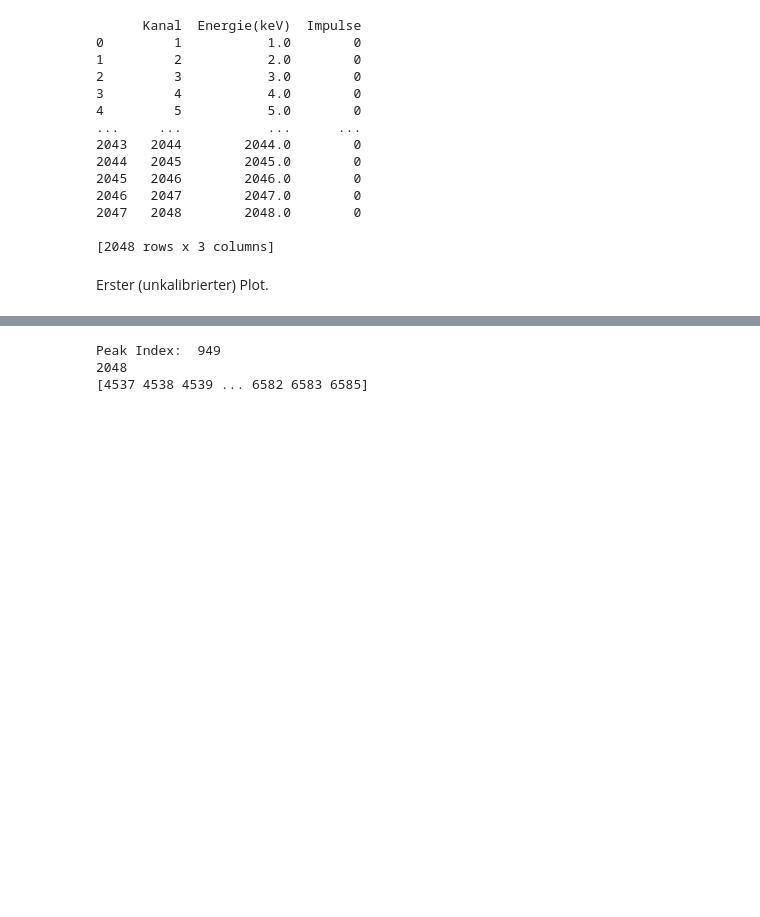
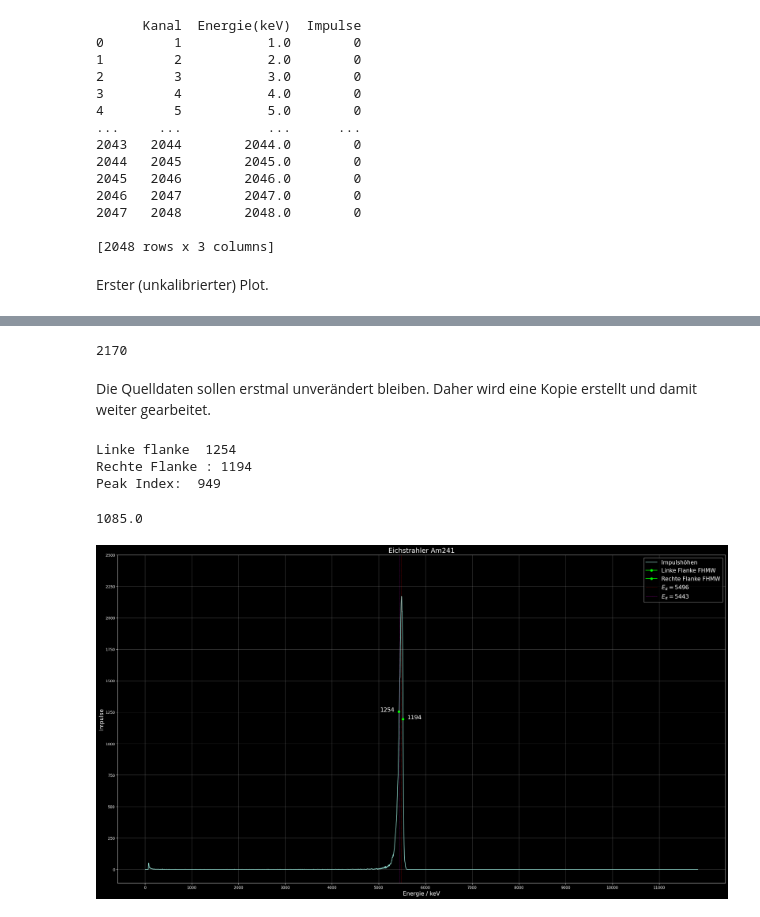
Before and after one commit to HateFindingNames/RadiationProtection_DetectorTechnology, a Jupyter notebook: V11/V11.ipynb, the cells around one changed output, grey strips where cells are left out. Drawn from its saved outputs; the diff is of its cells as text; code cells hidden in the pictures; blank space fills up the shorter version.

```diff
--- a/V11/V11.ipynb
+++ b/V11/V11.ipynb
@@ -185,0 +177,4 @@ def ShiftPeak(frame):
+# %%
+print(Am_w_vac["Impulse"].iloc[949])
+# %% [output]
+2170
@@ -186,13 +185,49 @@ def ShiftPeak(frame):
+# %% [markdown]
+Die Quelldaten sollen erstmal unverändert bleiben. Daher wird eine Kopie erstellt und damit weiter gearbeitet.
 # %%
 if "Am_w_vac_mod" in globals():
     del Am_w_vac_mod
 Am_w_vac_mod = copy.deepcopy(Am_w_vac)
-Am_w_vac_mod = BetterEnergyCalib(Am_w_vac, Am_w_vac_mod, 5486)
+ecoeff, fhmw, fhmw_left, fhmw_right = EvenBetterEnergyCalib(Am_w_vac, 5486)
+Am_w_vac_mod["Energie(keV)"] = ecoeff * Am_w_vac_mod["Energie(keV)"]
 # print(Am_w_vac_mod)
 # %% [output]
+Linke flanke  1254
+Rechte Flanke : 1194
 Peak Index:  949
-2048
-[4537 4538 4539 ... 6582 6583 6585]
+# %%
+print(Am_w_vac["Impulse"].iloc[949] / 2.0)
+# %% [output]
+1085.0
+# %%
+# Nightowl mode
+plt.style.use("default")
+plt.style.use("dark_background")
+size=60
+
+fig, ax = plt.subplots(figsize=(60*cm, 60*(9/16)*cm))
+
+ax.plot(Am_w_vac_mod["Energie(keV)"], Am_w_vac_mod["Impulse"], label="Impulshöhen")
+ax.plot(np.round(fhmw_left * ecoeff), Am_w_vac_mod["Impulse"][fhmw_left], marker="o", color="#00FF00", label="Linke Flanke FHMW")
+ax.plot(np.round(fhmw_right * ecoeff), Am_w_vac_mod["Impulse"][fhmw_right], marker="o", color="#00FF00", label="Rechte Flanke FHMW")
+ax.axvline(x=5486, linestyle="dotted", linewidth=.7, label="$E_{\\alpha} = 5496$", color="#FF0000")
+ax.axvline(x=5443, linestyle="dotted", linewidth=.7, label="$E_{\\alpha} = 5443$", color="#FF00FF")
+
+ax.set_xticks(np.arange(0, max(Am_w_vac["Energie(keV)"]*ecoeff)+1, 1000))
+ax.set_yticks(np.arange(0, max(Am_w_vac["Impulse"])+501, 250))
+
+ax.set_title("Eichstrahler Am241", fontsize=0.3*size)
+ax.set_xlabel("Energie / keV", fontsize=0.25*size)
+ax.set_ylabel("Impulse", fontsize=0.25*size)
+ax.legend(fontsize=15)
+
+ax.text(np.round(fhmw_left * ecoeff) - 400, Am_w_vac_mod["Impulse"][fhmw_left], Am_w_vac_mod["Impulse"][fhmw_left], size=0.25*size)
+ax.text(np.round(fhmw_right * ecoeff) + 100, Am_w_vac_mod["Impulse"][fhmw_right], Am_w_vac_mod["Impulse"][fhmw_right], size=0.25*size)
+ax.grid(axis='both', alpha=.3)
+
+plt.tight_layout()
+# %% [output]
+[figure, added]
 # %%
 # Nightowl mode
 plt.style.use("default")
```
Also changed, not shown: parts of 24 cells of this notebook.
